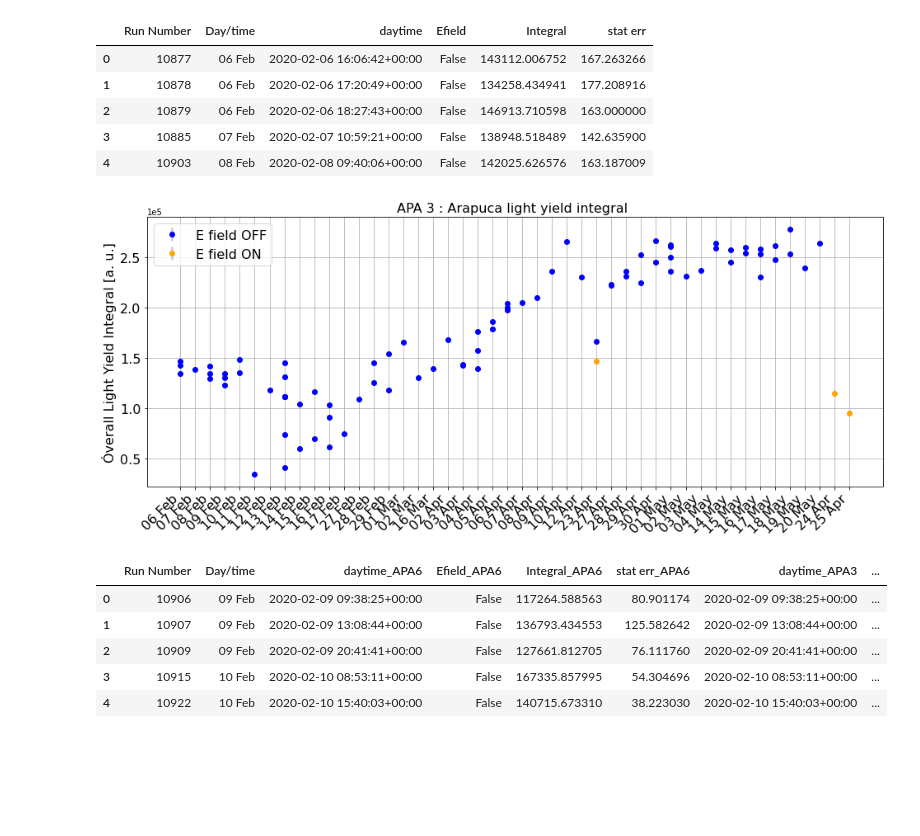
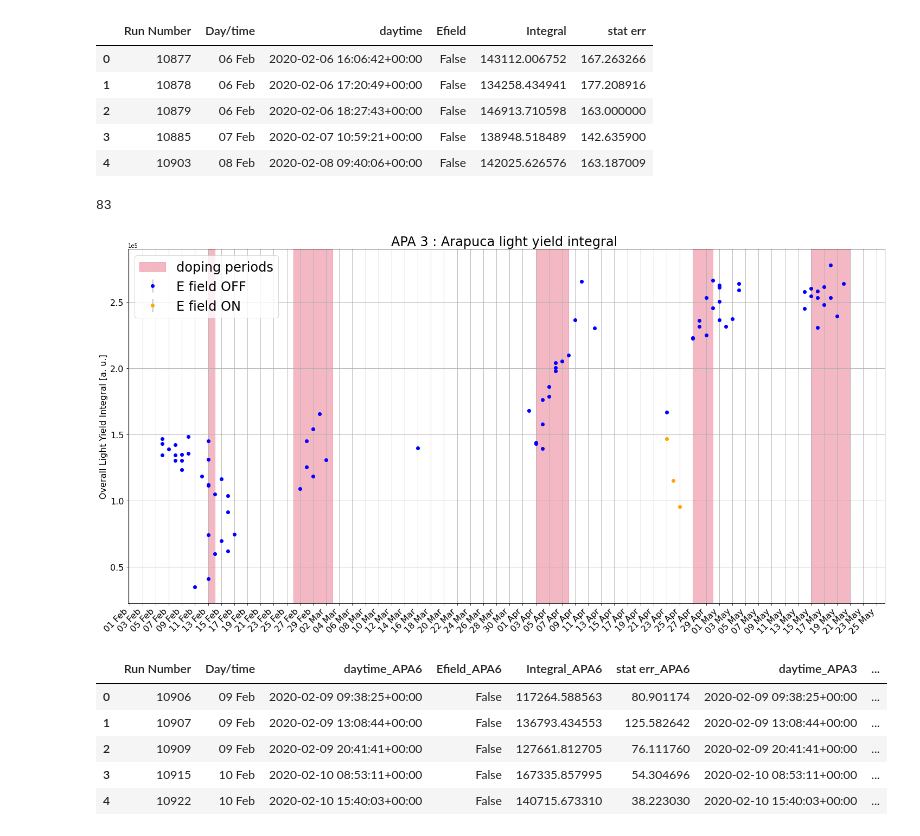
Before and after one commit to stbordoni/Arapuca, a Jupyter notebook: doIntegralPlots.ipynb, the cells around one changed output. Saved outputs shown, nothing was run; the diff lists cells and outputs as text; code cells hidden in the pictures; blank space fills up the shorter version.

Commit message:
update of plots - using time infos to draw doping zones

```diff
--- a/doIntegralPlots.ipynb
+++ b/doIntegralPlots.ipynb
@@ -66,7 +66,7 @@ df_tmp.head(2)
 # %%
 df_Xerunlist_info = df_tmp[['Run Number', 'Day/time', 'daytime', 'Efield']]
 df_Xerunlist_info['Day/time'] = pd.to_datetime(df_Xerunlist_info['Day/time'], format='%d/%m/%Y')
-df_Xerunlist_info['Day/time'] = df_Xerunlist_info['Day/time'].dt.strftime('%d %b')
+#df_Xerunlist_info['Day/time'] = df_Xerunlist_info['Day/time'].dt.strftime('%d %b')
 df_Xerunlist_info.tail()
 # %% [output]
 |  | Run Number | Day/time | daytime | Efield |
@@ -278,30 +278,51 @@ df_apa3_efieldOFF.head()
 | 2 | 10879 | 06 Feb | 2020-02-06 18:27:43+00:00 | False | 146913.710598 | 163.000000 |
 | 3 | 10885 | 07 Feb | 2020-02-07 10:59:21+00:00 | False | 138948.518489 | 142.635900 |
 | 4 | 10903 | 08 Feb | 2020-02-08 09:40:06+00:00 | False | 142025.626576 | 163.187009 |
+# %%
+df_apa3_efieldOFF['Day/time'].shape[0]
+# %% [output]
+83
 # %%
 ############################################################
 #                           APA 3
 ############################################################
-fig = plt.figure(figsize=(16,6))
+import matplotlib.dates as mdates
+fig = plt.figure(figsize=(25,12))
 
-plt.title('APA 3 : Arapuca light yield integral ', fontsize=16)
+
+
+plt.title('APA 3 : Arapuca light yield integral ', fontsize=24)
 plt.errorbar(x=df_apa3_efieldOFF['Day/time'], y=df_apa3_efieldOFF['Integral'], yerr=np.sqrt(df_apa3_efieldOFF['stat err']), fmt='o', color='blue', ecolor='lightgray', elinewidth=3, capsize=0, label = 'E field OFF')
 
 plt.errorbar(x=df_apa3_efieldON['Day/time'], y=df_apa3_efieldON['Integral'], yerr=np.sqrt(df_apa3_efieldON['stat err']), fmt='o', color='orange', ecolor='lightgray', elinewidth=3, capsize=0, label = 'E field ON')
 
 
-plt.ylabel('Óverall Light Yield Integral [a. u.]', fontsize=16)
+
+plt.ylabel('Overall Light Yield Integral [a. u.]', fontsize=16)
 plt.ticklabel_format(axis='y', style="sci", scilimits=(0,0))
 plt.xticks(rotation=45, fontsize=16, horizontalalignment="right")
 plt.yticks(fontsize=16)
 
-plt.legend(fontsize=16)
+ax = plt.axes()
+ax.xaxis.set_major_formatter(mdates.DateFormatter('%d %b'))
+ax.xaxis.set_major_locator(mdates.DayLocator(interval=2))   #to get a tick every 15 minutes
+
+
+
+plt.axvspan(datestr2num('13 Feb'), datestr2num('14 Feb'),    label="doping periods", color="crimson", alpha=0.3)
+plt.axvspan(datestr2num('26 Feb'), datestr2num('3 March'),   color="crimson", alpha=0.3)
+plt.axvspan(datestr2num('3 April'), datestr2num('8 April'),  color="crimson", alpha=0.3)
+plt.axvspan(datestr2num('27 April'), datestr2num('30 April'),color="crimson", alpha=0.3)
+plt.axvspan(datestr2num('15th May'), datestr2num('21 May'),  color="crimson", alpha=0.3)
+
+
+plt.legend(fontsize=24)
 
 plt.grid()
 plt.show()
 fig.savefig('./Integral_A_apa3.pdf')
 # %% [output]
-[figure, old version]
+[figure, new version]
 # %%
 df_ratio_apas = pd.merge(df_apa6_efieldOFF, df_apa3_efieldOFF, how = 'inner', on=['Run Number', 'Day/time'], suffixes=('_APA6', '_APA3'))
 df_ratio_apas.head()
```
Also changed, not shown: parts of 9 cells of this notebook, 1 other file.
